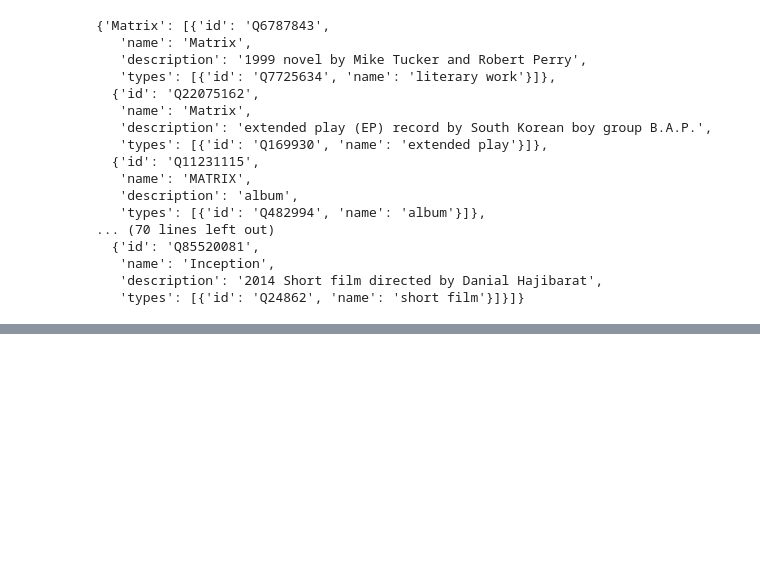
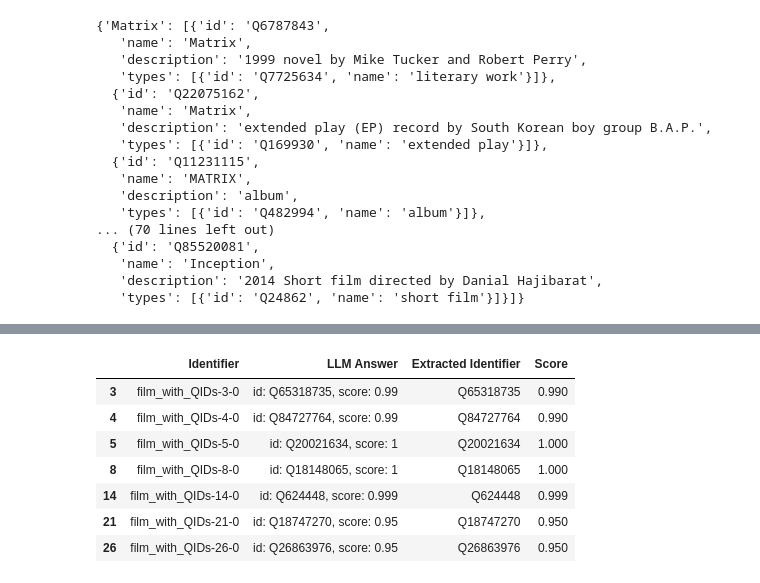
Before and after one commit to enRichMyData/lion_linker, a Jupyter notebook: test.ipynb, the cells around one changed output, grey strips where cells are left out. Cells and saved outputs as stored; diff of their text form; code cells hidden in the pictures; blank space fills up the shorter version.

```diff
--- a/test.ipynb
+++ b/test.ipynb
@@ -155,0 +156,11 @@ Accuracy: 26.67%
+# %%
+results_df[predicted_QIDs != gt_column]
+# %% [output]
+|  | Identifier | LLM Answer | Extracted Identifier | Score |
+| 3 | film_with_QIDs-3-0 | id: Q65318735, score: 0.99 | Q65318735 | 0.990 |
+| 4 | film_with_QIDs-4-0 | id: Q84727764, score: 0.99 | Q84727764 | 0.990 |
+| 5 | film_with_QIDs-5-0 | id: Q20021634, score: 1 | Q20021634 | 1.000 |
+| 8 | film_with_QIDs-8-0 | id: Q18148065, score: 1 | Q18148065 | 1.000 |
+| 14 | film_with_QIDs-14-0 | id: Q624448, score: 0.999 | Q624448 | 0.999 |
+| 21 | film_with_QIDs-21-0 | id: Q18747270, score: 0.95 | Q18747270 | 0.950 |
+| 26 | film_with_QIDs-26-0 | id: Q26863976, score: 0.95 | Q26863976 | 0.950 |
```
Also changed, not shown: parts of 6 cells of this notebook, 3 other files.
